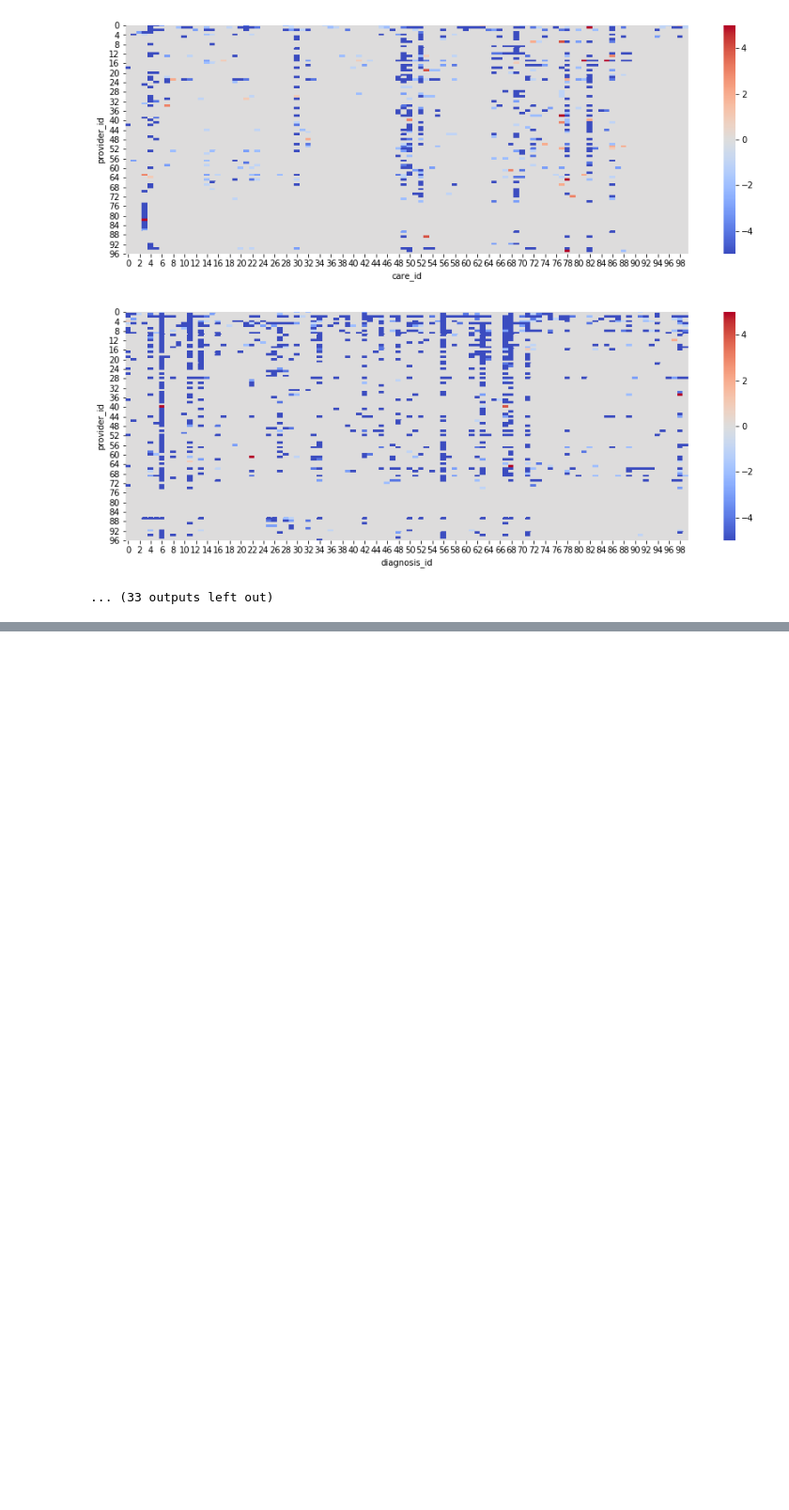
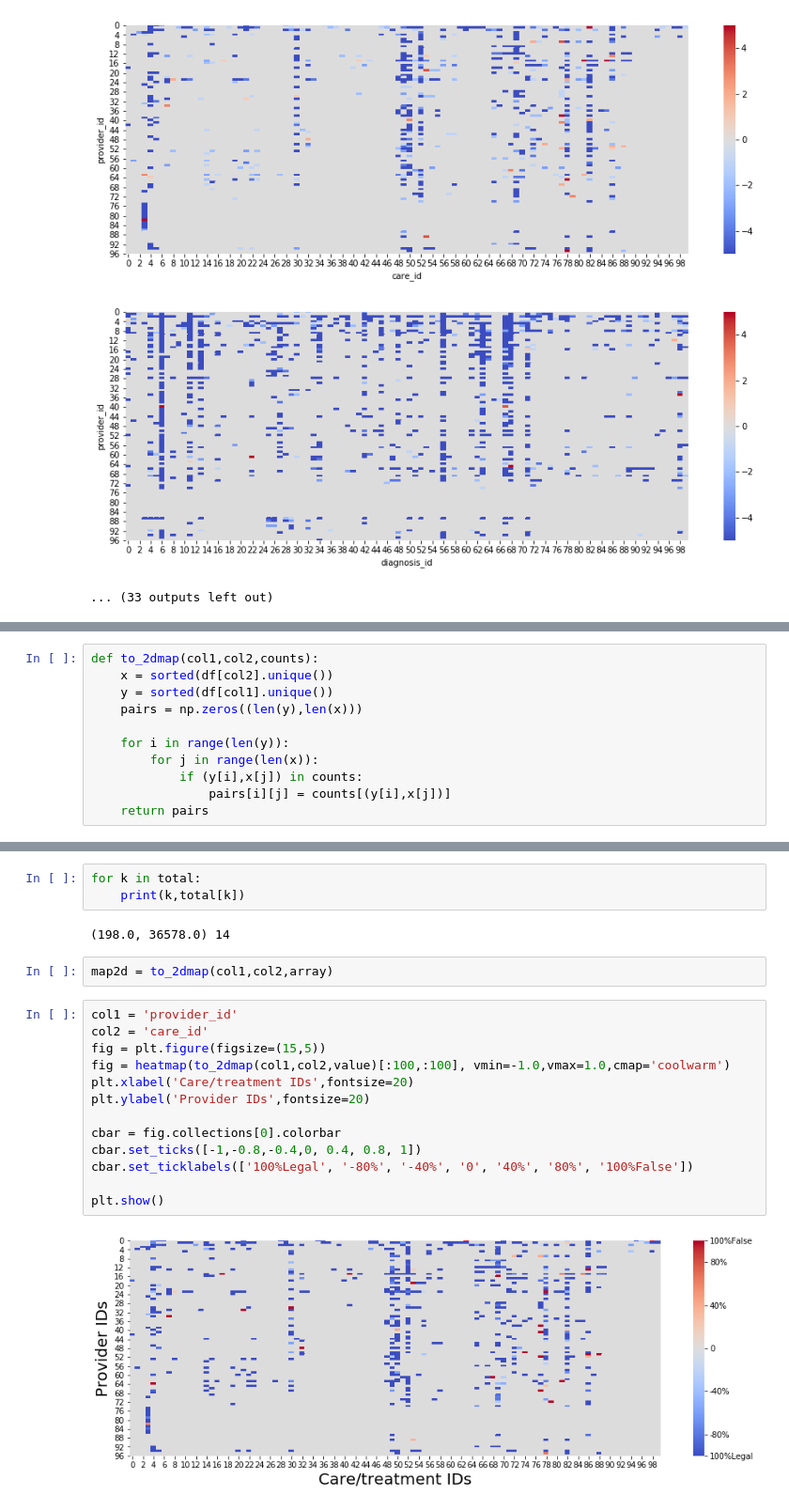
Before and after one commit to Shunling/Insight_HealthDataScience, a Jupyter notebook: Projects/P3/EDA_2.ipynb, the cells around one changed output, grey strips where cells are left out. Shown at 94% size. Drawn from its saved outputs; the diff is of its cells as text; blank space fills up the shorter version.

```diff
--- a/Projects/P3/EDA_2.ipynb
+++ b/Projects/P3/EDA_2.ipynb
@@ -637,0 +668,11 @@ for i in range(len(columns)):
+# %%
+def to_2dmap(col1,col2,counts):
+    x = sorted(df[col2].unique())
+    y = sorted(df[col1].unique())
+    pairs = np.zeros((len(y),len(x)))
+
+    for i in range(len(y)):
+        for j in range(len(x)):
+            if (y[i],x[j]) in counts:
+                pairs[i][j] = counts[(y[i],x[j])]
+    return pairs
@@ -637,0 +708,22 @@ for i in range(len(columns)):
+# %%
+for k in total:
+    print(k,total[k])
+# %% [output]
+(198.0, 36578.0) 14
+# %%
+map2d = to_2dmap(col1,col2,array)
+# %%
+col1 = 'provider_id'
+col2 = 'care_id'
+fig = plt.figure(figsize=(15,5))
+fig = heatmap(to_2dmap(col1,col2,value)[:100,:100], vmin=-1.0,vmax=1.0,cmap='coolwarm')
+plt.xlabel('Care/treatment IDs',fontsize=20)
+plt.ylabel('Provider IDs',fontsize=20)
+
+cbar = fig.collections[0].colorbar
+cbar.set_ticks([-1,-0.8,-0.4,0, 0.4, 0.8, 1])
+cbar.set_ticklabels(['100%Legal', '-80%', '-40%', '0', '40%', '80%', '100%False'])
+
+plt.show()
+# %% [output]
+[figure, added]
```
Also changed, not shown: parts of 6 cells of this notebook.
